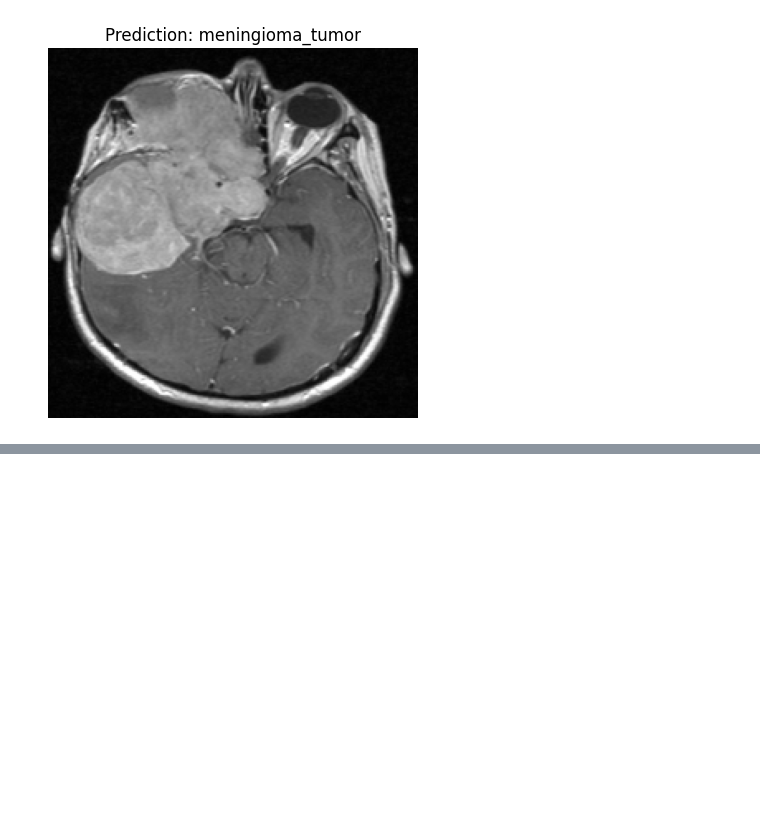
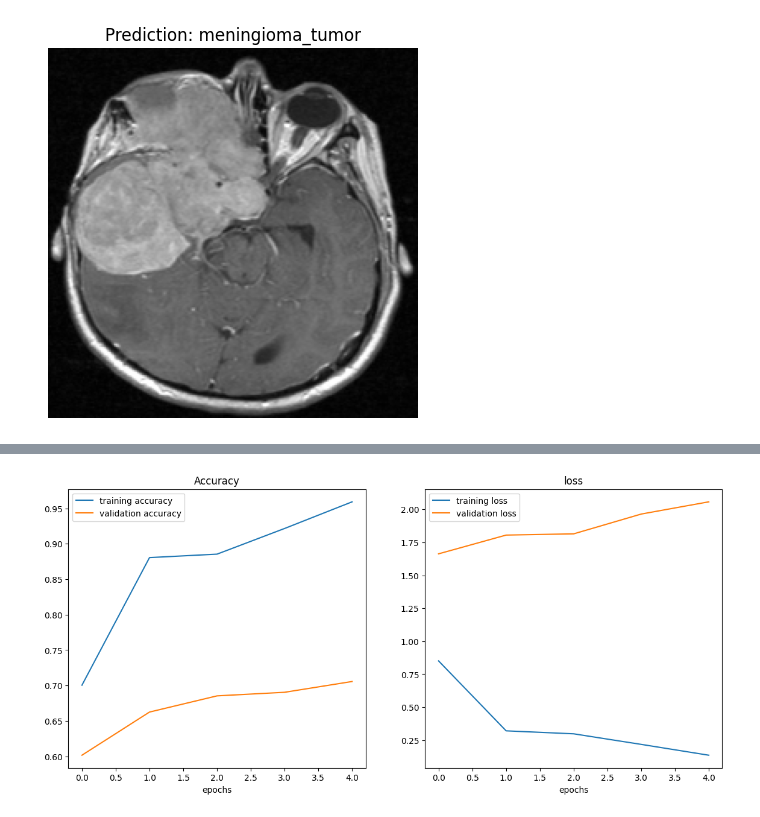
Before and after one commit to aayushxrj/Tumor-Multiclassification-ComputerVision, a Jupyter notebook: main.ipynb, the cells around one changed output, grey strips where cells are left out. Cells and saved outputs as stored; diff of their text form; code cells hidden in the pictures; blank space fills up the shorter version.

Commit message:
trained vgg model

```diff
--- a/main.ipynb
+++ b/main.ipynb
@@ -336,0 +342,12 @@ pred_and_plot(efficientnet_model,"./meningioma-tumor-test.jpg",class_names)
+# %%
+vgg = VGG19(input_shape=(224, 224, 3), weights='imagenet', include_top=False)
+
+for layer in vgg.layers:
+    layer.trainable = False
+
+x = tf.keras.layers.Flatten()(vgg.output)
+prediction = tf.keras.layers.Dense(4, activation='softmax')(x)
+
+vgg_model = tf.keras.models.Model(inputs=vgg.input, outputs=prediction)
+
+vgg_model.summary()
@@ -336,0 +372,8 @@ pred_and_plot(efficientnet_model,"./meningioma-tumor-test.jpg",class_names)
+# %%
+vgg_model.compile(loss='categorical_crossentropy', optimizer='adam', metrics=['accuracy'])
+
+
+vgg_history = vgg_model.fit(train_data,epochs=5,
+                                  steps_per_epoch=len(train_data),
+                                  validation_data=test_data,
+                                  validation_steps=len(test_data))
@@ -336,0 +409,4 @@ pred_and_plot(efficientnet_model,"./meningioma-tumor-test.jpg",class_names)
+# %%
+plot_loss_curve(vgg_history)
+# %% [output]
+[figure, added]
```
Also changed, not shown: parts of 9 cells of this notebook, 1 other file.
